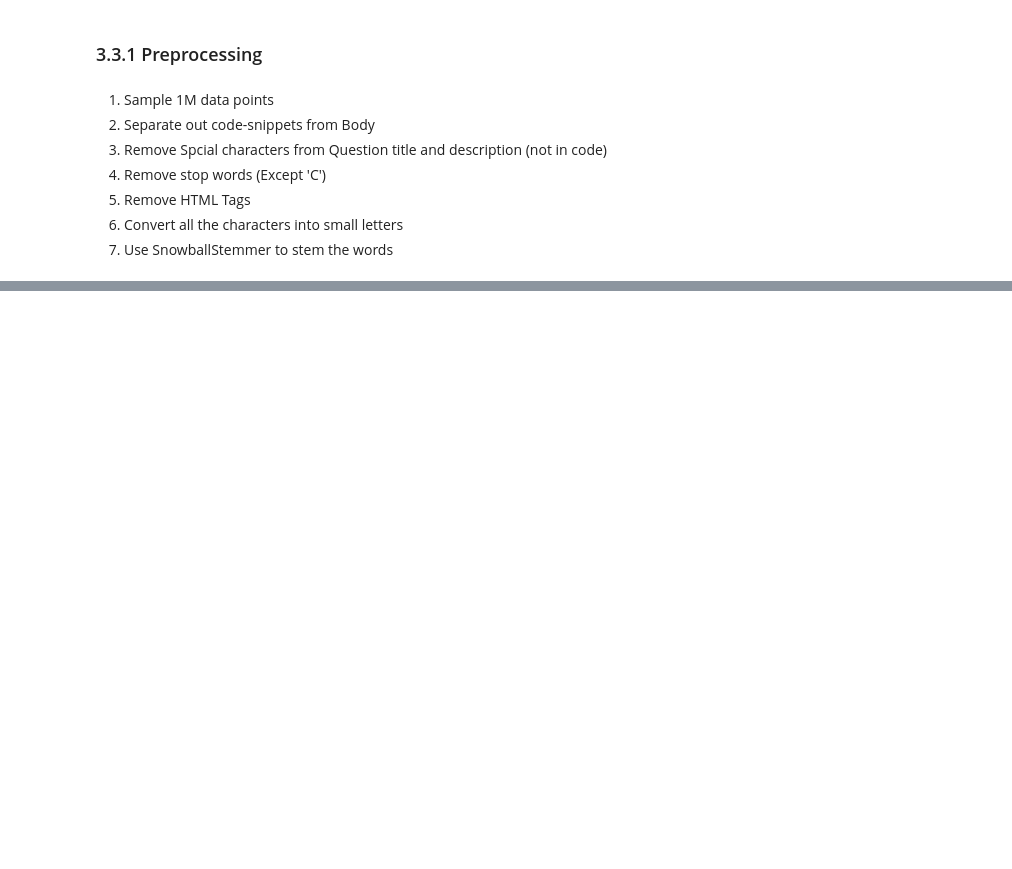
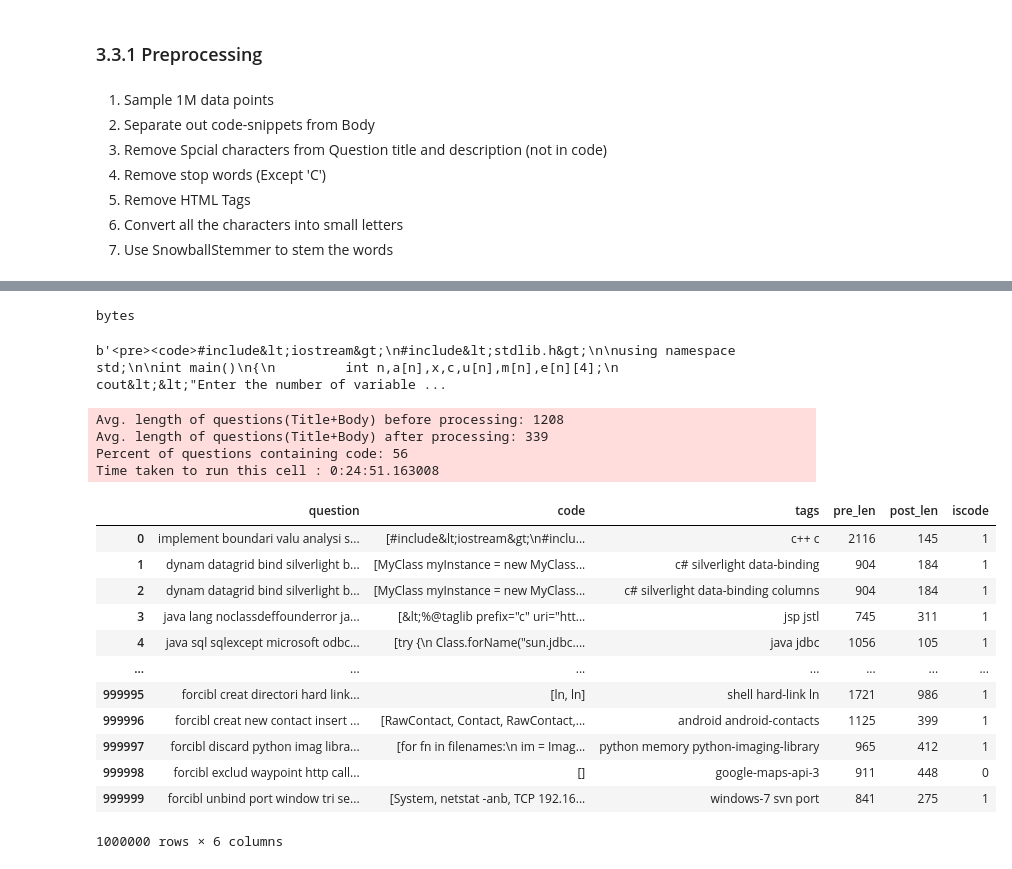
Before and after one commit to Sahil-Chavan/Stackoverflow_Tag_Prediction, a Jupyter notebook: SO_Tag_Prediction.ipynb, the cells around one changed output, grey strips where cells are left out. Saved outputs shown, nothing was run; the diff lists cells and outputs as text; code cells hidden in the pictures; blank space fills up the shorter version.

```diff
--- a/SO_Tag_Prediction.ipynb
+++ b/SO_Tag_Prediction.ipynb
@@ -550,0 +604,80 @@ plt.show()
+# %%
+temp = df['Body'][0].encode()
+type(temp)
+# %% [output]
+bytes
+# %%
+df['Body'][0].encode('utf-8')
+# %% [output]
+b'<pre><code>#include&lt;iostream&gt;\n#include&lt;stdlib.h&gt;\n\nusing namespace std;\n\nint main()\n{\n         int n,a[n],x,c,u[n],m[n],e[n][4];\n         cout&lt;&lt;"Enter the number of variable ...
+# %%
+stop_words = set(stopwords.words('english'))
+stemmer = SnowballStemmer("english")
+def striphtml(data):
+    cleanr = re.compile('<.*?>')
+    cleantext = re.sub(cleanr, ' ', str(data))
+    return cleantext
+
+start = datetime.now()
+len_pre=0
+len_post=0
+questions_with_code = 0
+questions_proccesed = 0
+data = list()
+
+for index, row in tqdm(df.iterrows()):
+    is_code = 0
+    title, question, tags = row['Title'], row['Body'], row['Tags']
+
+    if '<code>' in question:
+        questions_with_code+=1
+        is_code = 1
+    x = len(question)+len(title)
+    len_pre+=x
+    code = re.findall(r'<code>(.*?)</code>', question, flags=re.DOTALL)
+
+    question=re.sub('<code>(.*?)</code>', '', question, flags=re.MULTILINE|re.DOTALL)
+    # question=striphtml(question.encode('utf-8'))
+    question=striphtml(question) # we are not using the encode() because we may use them when we need the '\n' in the results from regular expression, but here we do not require that, as we ultimately remove them when processing stopwords.
+    # title=title.encode('utf-8')
+
+    question=title+" "+question
+    question=re.sub(r'[^A-Za-z]+',' ',question)
+    words=word_tokenize(question.lower())
+
+    #Removing all single letter and and stopwords from question exceptt for the letter 'c'
+    question=' '.join(str(stemmer.stem(j)) for j in words if j not in stop_words and (len(j)!=1 or j=='c'))
+    questions_proccesed += 1
+    len_post+=len(question)
+    data.append([question,code,tags,x,len(question),is_code])
+    if questions_proccesed == 1000000:
+        break
+
+no_dup_avg_len_pre=(len_pre*1.0)/questions_proccesed
+no_dup_avg_len_post=(len_post*1.0)/questions_proccesed
+print( "Avg. length of questions(Title+Body) before processing: %d"%no_dup_avg_len_pre)
+print( "Avg. length of questions(Title+Body) after processing: %d"%no_dup_avg_len_post)
+print ("Percent of questions containing code: %d"%((questions_with_code*100.0)/questions_proccesed))
+print("Time taken to run this cell :", datetime.now() - start)
+ndf = pd.DataFrame(data,columns=['question','code','tags','pre_len','post_len','iscode'])
+# %% [output]
+Avg. length of questions(Title+Body) before processing: 1208
+Avg. length of questions(Title+Body) after processing: 339
+Percent of questions containing code: 56
+Time taken to run this cell : 0:24:51.163008
+# %%
+ndf
+# %% [output]
+|  | question | code | tags | pre_len | post_len | iscode |
+| 0 | implement boundari valu analysi s... | [#include&lt;iostream&gt;\n#inclu... | c++ c | 2116 | 145 | 1 |
+| 1 | dynam datagrid bind silverlight b... | [MyClass myInstance = new MyClass... | c# silverlight data-binding | 904 | 184 | 1 |
+| 2 | dynam datagrid bind silverlight b... | [MyClass myInstance = new MyClass... | c# silverlight data-binding columns | 904 | 184 | 1 |
+| 3 | java lang noclassdeffounderror ja... | [&lt;%@taglib prefix="c" uri="htt... | jsp jstl | 745 | 311 | 1 |
+| 4 | java sql sqlexcept microsoft odbc... | [try {\n Class.forName("sun.jdbc.... | java jdbc | 1056 | 105 | 1 |
+| ... | ... | ... | ... | ... | ... | ... |
+| 999995 | forcibl creat directori hard link... | [ln, ln] | shell hard-link ln | 1721 | 986 | 1 |
+| 999996 | forcibl creat new contact insert ... | [RawContact, Contact, RawContact,... | android android-contacts | 1125 | 399 | 1 |
+| 999997 | forcibl discard python imag libra... | [for fn in filenames:\n im = Imag... | python memory python-imaging-library | 965 | 412 | 1 |
+| 999998 | forcibl exclud waypoint http call... | [] | google-maps-api-3 | 911 | 448 | 0 |
+| 999999 | forcibl unbind port window tri se... | [System, netstat -anb, TCP 192.16... | windows-7 svn port | 841 | 275 | 1 |
+1000000 rows × 6 columns
```
Also changed, not shown: parts of 43 cells of this notebook.
